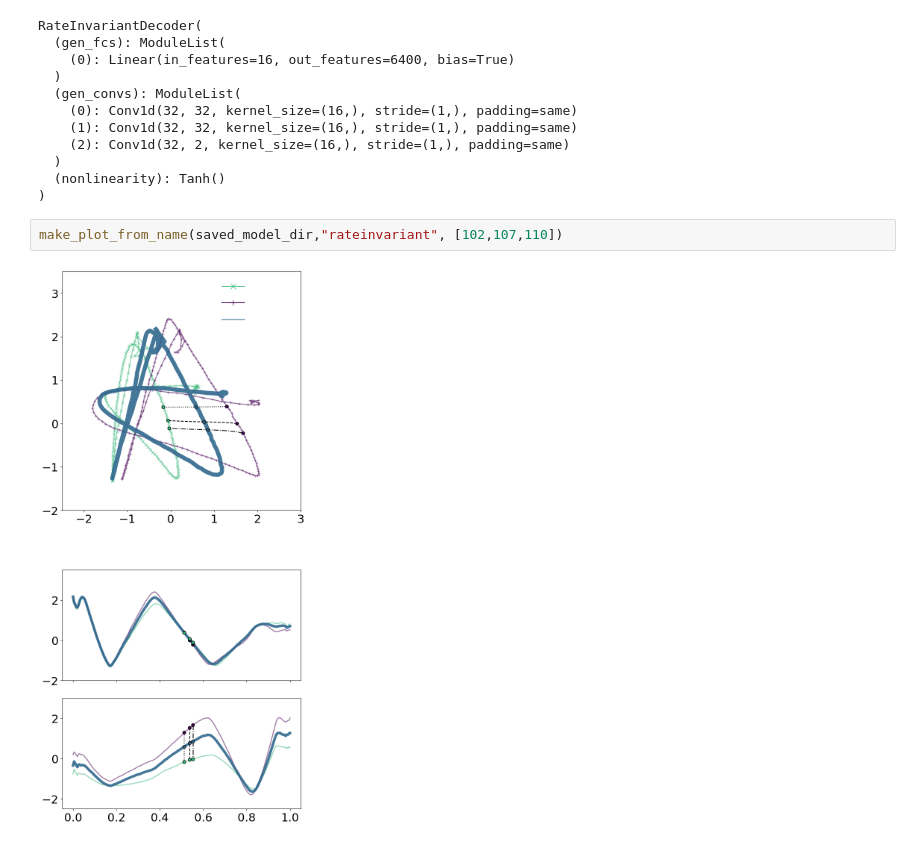
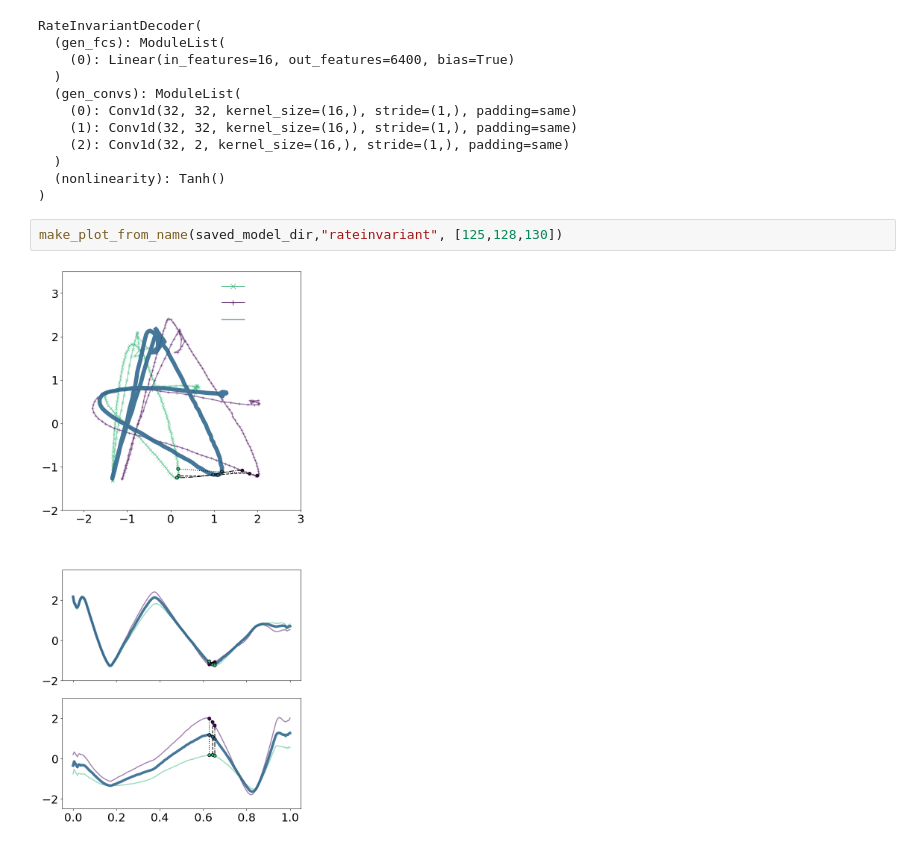
Before and after one commit to travers-rhodes/TimewarpVAE, a Jupyter notebook: paper_images/InterpolateTwoAs-RateInvariant.ipynb, the cells around one changed output. Drawn from its saved outputs; the diff is of its cells as text.

```diff
--- a/paper_images/InterpolateTwoAs-RateInvariant.ipynb
+++ b/paper_images/InterpolateTwoAs-RateInvariant.ipynb
@@ -156,6 +156,6 @@ RateInvariantDecoder(
   (nonlinearity): Tanh()
 )
 # %%
-make_plot_from_name(saved_model_dir,"rateinvariant", [102,107,110])
+make_plot_from_name(saved_model_dir,"rateinvariant", [125,128,130])
 # %% [output]
-[figure, old version]
+[figure, new version]
```
Also changed, not shown: 12 other files.
